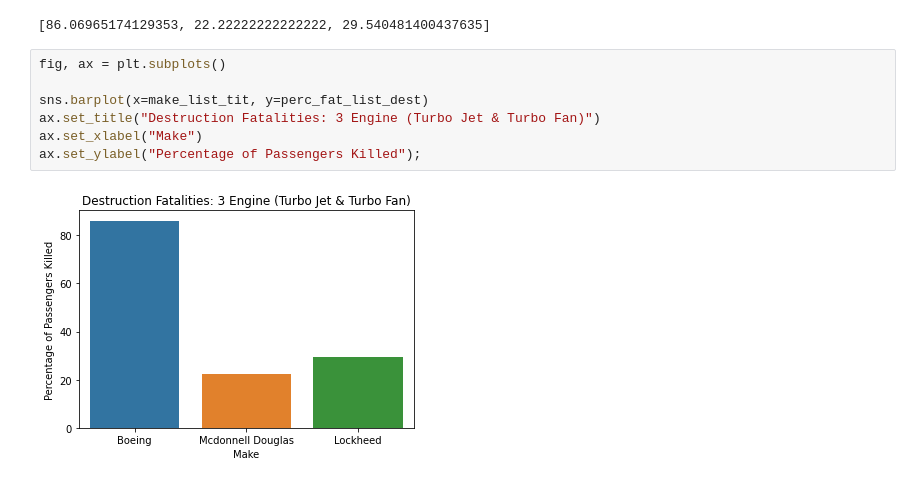
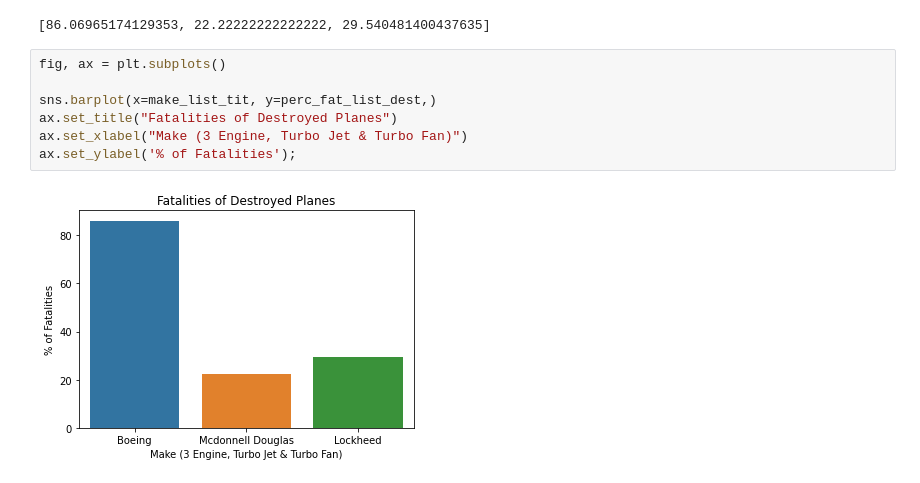
Before and after one commit to Duffman9028/Aircraft-Risk-Assessment, a Jupyter notebook: Jason.ipynb, the cells around one changed output. Drawn from its saved outputs; the diff is of its cells as text.

Commit message:
Changed chart titles and labels

```diff
--- a/Jason.ipynb
+++ b/Jason.ipynb
@@ -385,9 +385,9 @@ lockheed :  29.540481400437635 % fatalities
 # %%
 fig, ax = plt.subplots()
 
-sns.barplot(x=make_list_tit, y=perc_fat_list_dest)
-ax.set_title("Destruction Fatalities: 3 Engine (Turbo Jet & Turbo Fan)")
-ax.set_xlabel("Make")
-ax.set_ylabel("Percentage of Passengers Killed");
+sns.barplot(x=make_list_tit, y=perc_fat_list_dest,)
+ax.set_title("Fatalities of Destroyed Planes")
+ax.set_xlabel("Make (3 Engine, Turbo Jet & Turbo Fan)")
+ax.set_ylabel('% of Fatalities');
 # %% [output]
-[figure, old version]
+[figure, new version]
```
Also changed, not shown: parts of 1 cell of this notebook.
